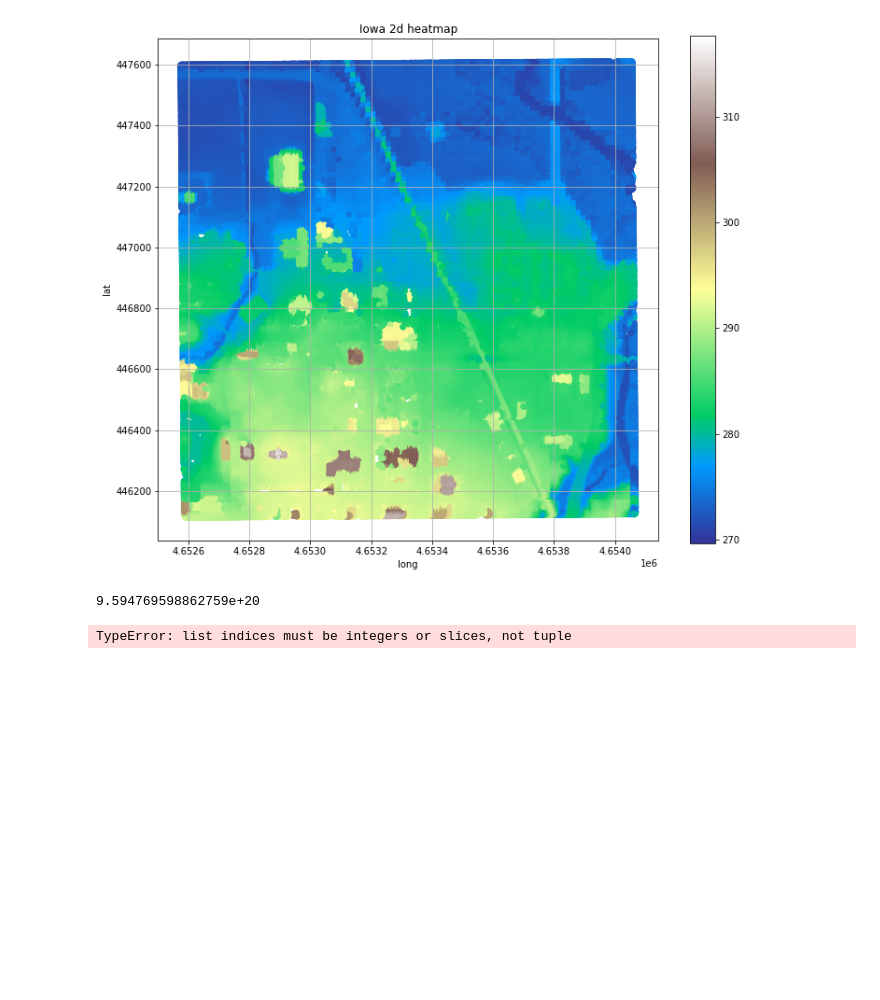
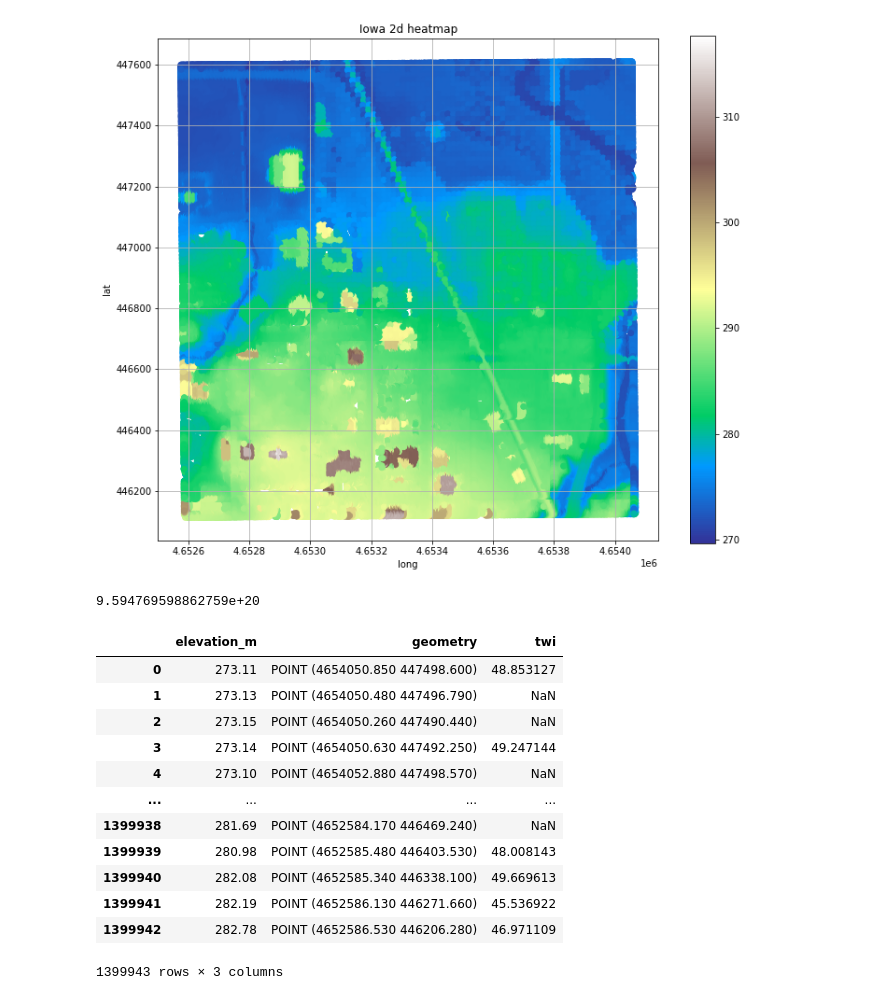
Before and after one commit to tutorialcreation/GeoLidar, a Jupyter notebook: notebooks/GeoLidar.ipynb, the cells around one changed output. Cells and saved outputs as stored; diff of their text form; code cells hidden in the pictures; blank space fills up the shorter version.

```diff
--- a/notebooks/GeoLidar.ipynb
+++ b/notebooks/GeoLidar.ipynb
@@ -428,7 +428,7 @@ def get_topographical_wetness_index(results,gdf):
     x = [(long[i],lat[i])for i in range(len(long))]
     area_poly = area(geom)
     twindex = []
-    for i in x:
+    for i,_ in enumerate(x):
         slope = np.gradient(x[i])[0]
         twindex.append(np.log(area_poly/math.tan(slope)))
 
@@ -436,7 +436,21 @@ def get_topographical_wetness_index(results,gdf):
     return gdf
 # %%
 gdf_with_twi = get_topographical_wetness_index(results,gdf)
-# %% [output]
-TypeError: list indices must be integers or slices, not tuple
+# %%
+gdf_with_twi
+# %% [output]
+|  | elevation_m | geometry | twi |
+| 0 | 273.11 | POINT (4654050.850 447498.600) | 48.853127 |
+| 1 | 273.13 | POINT (4654050.480 447496.790) | NaN |
+| 2 | 273.15 | POINT (4654050.260 447490.440) | NaN |
+| 3 | 273.14 | POINT (4654050.630 447492.250) | 49.247144 |
+| 4 | 273.10 | POINT (4654052.880 447498.570) | NaN |
+| ... | ... | ... | ... |
+| 1399938 | 281.69 | POINT (4652584.170 446469.240) | NaN |
+| 1399939 | 280.98 | POINT (4652585.480 446403.530) | 48.008143 |
+| 1399940 | 282.08 | POINT (4652585.340 446338.100) | 49.669613 |
+| 1399941 | 282.19 | POINT (4652586.130 446271.660) | 45.536922 |
+| 1399942 | 282.78 | POINT (4652586.530 446206.280) | 46.971109 |
+1399943 rows × 3 columns
 # %%
 plot_2d_heatmap(gdf_with_twi,column='twi',title="Iowa 2d heatmap with twi indexes")
```
Also changed, not shown: parts of 1 cell of this notebook.
